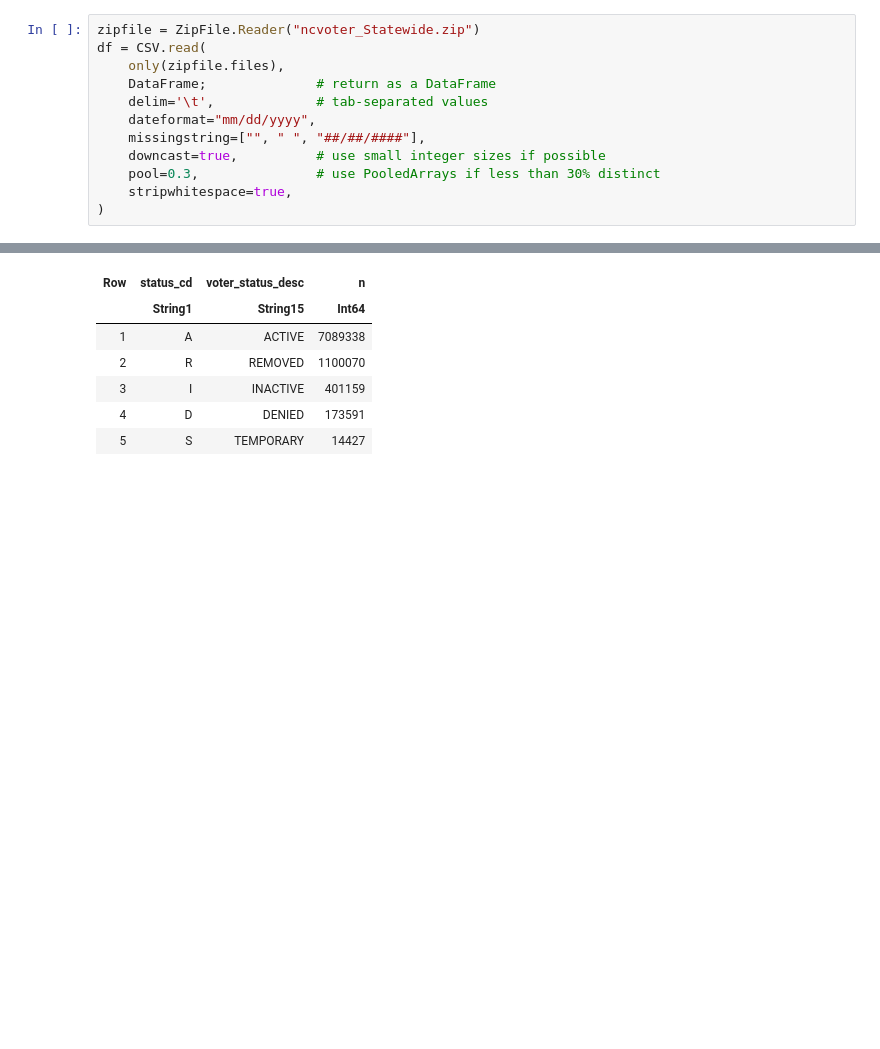
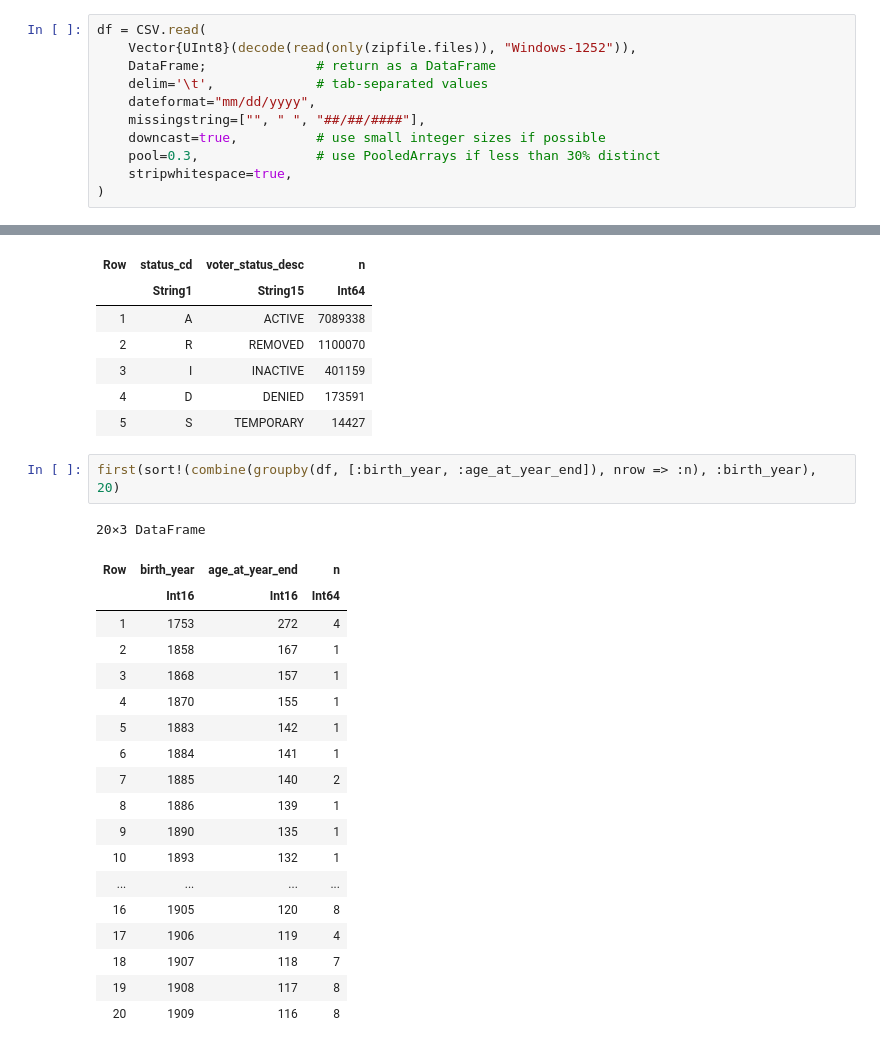
Before and after one commit to dmbates/StatShare, a Jupyter notebook: Arrowconvert.ipynb, the cells around one changed output, grey strips where cells are left out. Drawn from its saved outputs; the diff is of its cells as text; blank space fills up the shorter version.

```diff
--- a/Arrowconvert.ipynb
+++ b/Arrowconvert.ipynb
@@ -9,7 +19,6 @@ Read the tab-separated-value file
 # %%
-zipfile = ZipFile.Reader("ncvoter_Statewide.zip")
 df = CSV.read(
-    only(zipfile.files),
+    Vector{UInt8}(decode(read(only(zipfile.files)), "Windows-1252")),
     DataFrame;              # return as a DataFrame
     delim='\t',             # tab-separated values
     dateformat="mm/dd/yyyy",
@@ -152,3 +161,25 @@ sort!(combine(groupby(df, [:status_cd, :voter_status_desc]), nrow => :n), :n, re
 | 3 | I | INACTIVE | 401159 |
 | 4 | D | DENIED | 173591 |
 | 5 | S | TEMPORARY | 14427 |
+# %%
+first(sort!(combine(groupby(df, [:birth_year, :age_at_year_end]), nrow => :n), :birth_year), 20)
+# %% [output]
+20×3 DataFrame
+| Row | birth_year | age_at_year_end | n |
+|  | Int16 | Int16 | Int64 |
+| 1 | 1753 | 272 | 4 |
+| 2 | 1858 | 167 | 1 |
+| 3 | 1868 | 157 | 1 |
+| 4 | 1870 | 155 | 1 |
+| 5 | 1883 | 142 | 1 |
+| 6 | 1884 | 141 | 1 |
+| 7 | 1885 | 140 | 2 |
+| 8 | 1886 | 139 | 1 |
+| 9 | 1890 | 135 | 1 |
+| 10 | 1893 | 132 | 1 |
+| ... | ... | ... | ... |
+| 16 | 1905 | 120 | 8 |
+| 17 | 1906 | 119 | 4 |
+| 18 | 1907 | 118 | 7 |
+| 19 | 1908 | 117 | 8 |
+| 20 | 1909 | 116 | 8 |
```
Also changed, not shown: parts of 7 cells of this notebook, 3 other files.
